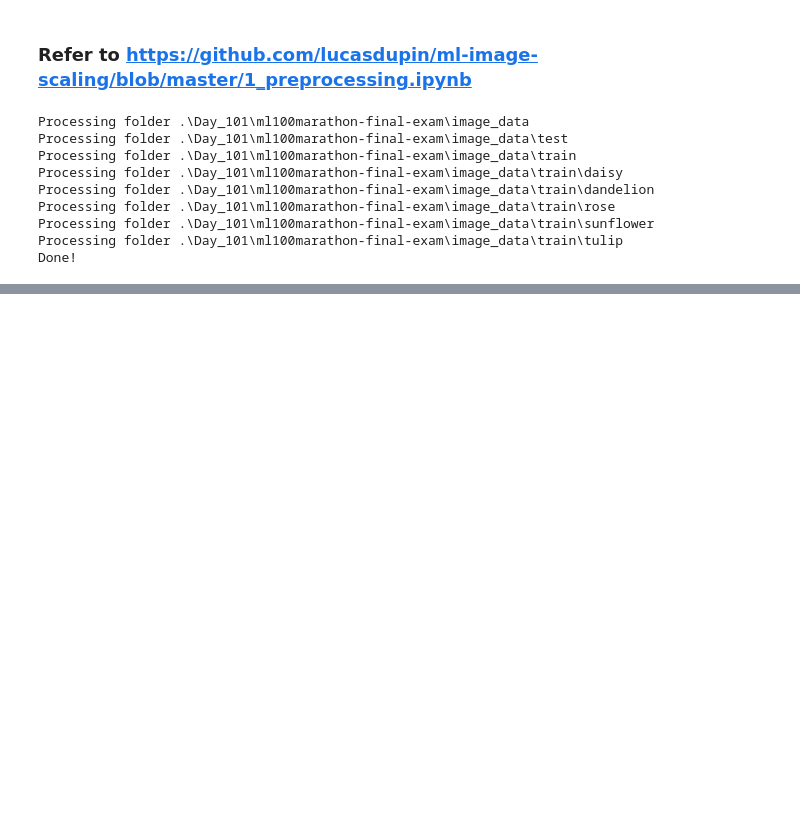
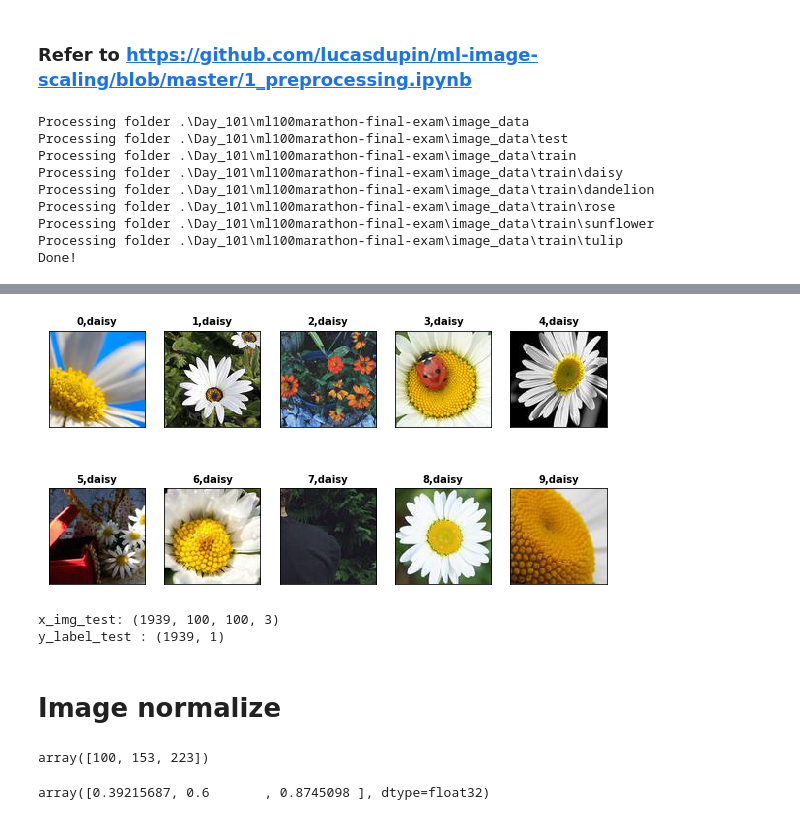
Before and after one commit to ErwinPan/ML100-Days, a Jupyter notebook: homework/Day101_Final_Exam_Classification_of_Flowers.ipynb, the cells around one changed output, grey strips where cells are left out. Saved outputs shown, nothing was run; the diff lists cells and outputs as text; code cells hidden in the pictures; blank space fills up the shorter version.

Commit message:
Load image data and transfer to OneHot label

```diff
--- a/homework/Day101_Final_Exam_Classification_of_Flowers.ipynb
+++ b/homework/Day101_Final_Exam_Classification_of_Flowers.ipynb
@@ -117,7 +117,6 @@ def load_image_to_rgb(image_path):
 import numpy as np
 # %%
 def load_image_and_label(folder):
-    count = 0
     image_array = np.empty((0, 100, 100, 3), int)
     print(f'image_array.shape = {image_array.shape}')
     for d in os.listdir(folder):
@@ -134,4 +133,5 @@ def load_image_and_label(folder):
         image_array = np.append(image_array, a, axis=0)
         # print(f'image_array.shape = {image_array.shape}')
 
-    return image_array
+    count = len(image_array)
+    return (image_array, count)
@@ -169,0 +138,19 @@ array([[[[100, 153, 223],
+# %%
+
+x_img_train = np.empty((0, 100, 100, 3), int)
+y_label_train = np.empty((0, 1), int)
+
+for index, flower in label_dict.items():
+    print(f'Processing training data, flower={flower}, index={index}')
+    image_cache_low = image_cache_folder_path(os.path.join('.\Day_101\ml100marathon-final-exam\image_data', 'train', flower), 'low')
+
+    x, count = load_image_and_label(image_cache_low)
+    x_img_train = np.append(x_img_train, x, axis = 0)
+
+    y = [[ index ] for x in range(0, count)]
+    y_label_train = np.append(y_label_train, np.asarray(y), axis = 0)
+
+    print(x_img_train.shape, y_label_train.shape)
+
+print(x_img_train[0])
+print(y_label_train)
@@ -169,0 +210,36 @@ array([[[[100, 153, 223],
+# %%
+
+def plot_images_labels_prediction(images, labels, prediction, idx, num=10):
+    # gcf: Get Current Figure
+    fig = plt.gcf()
+    fig.set_size_inches(10, 14)
+    if num>25: num=25
+    for i in range(0, num):
+        ax=plt.subplot(5,5, 1+i)
+        ax.imshow(images[idx],cmap='binary')
+
+        title = str(i) + ',' + label_dict[labels[i][0]]
+        if len(prediction)>0:
+            title += '=>' + label_dict[prediction[i]]
+
+        ax.set_title(title,fontsize=10)
+        ax.set_xticks([]);ax.set_yticks([])
+        idx+=1
+    plt.show()
+# %%
+plot_images_labels_prediction(x_img_train,y_label_train,[],0)
+# %% [output]
+[figure, added]
+# %%
+print('x_img_test:',x_img_test.shape)
+print('y_label_test :',y_label_test.shape)
+# %% [output]
+x_img_test: (1939, 100, 100, 3)
+y_label_test : (1939, 1)
+# %% [markdown]
+# Image normalize
+# %%
+# Show first pixel
+x_img_train[0][0][0]
+# %% [output]
+array([100, 153, 223])
@@ -169,0 +249,5 @@ array([[[[100, 153, 223],
+# %%
+# Normalize R,G,B to 0.0 ~ 1.0
+x_img_train_normalize[0][0][0]
+# %% [output]
+array([0.39215687, 0.6       , 0.8745098 ], dtype=float32)
```
Also changed, not shown: parts of 12 cells of this notebook.
